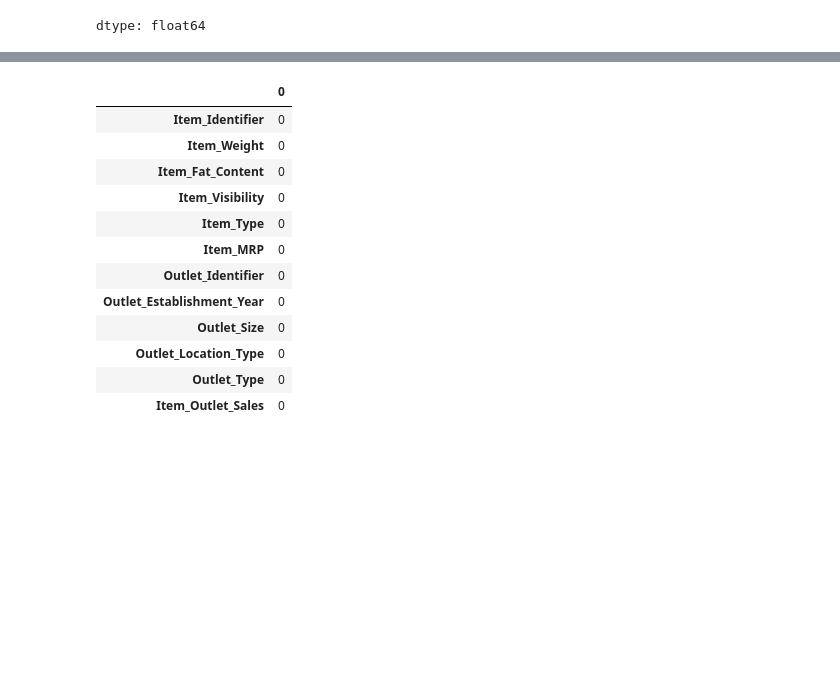
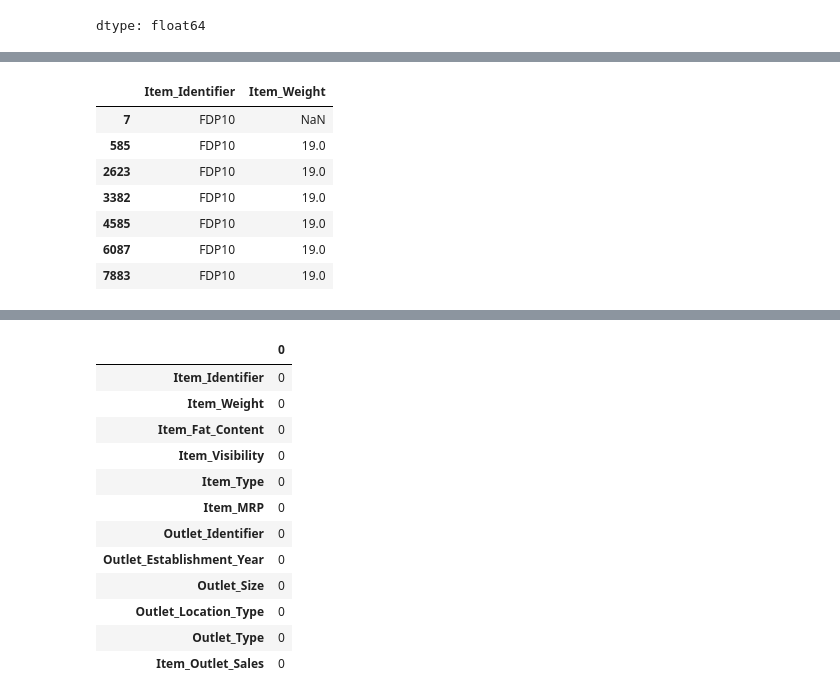
Before and after one commit to MaysNassar/prediction-of-product-sales, a Jupyter notebook: prediction_of_product_sales.ipynb, the cells around one changed output, grey strips where cells are left out. Cells and saved outputs as stored; diff of their text form; code cells hidden in the pictures; blank space fills up the shorter version.

```diff
--- a/prediction_of_product_sales.ipynb
+++ b/prediction_of_product_sales.ipynb
@@ -147,0 +160,12 @@ dtype: float64
+# %%
+#
+df[df['Item_Identifier']== 'FDP10'][['Item_Identifier', 'Item_Weight']]
+# %% [output]
+|  | Item_Identifier | Item_Weight |
+| 7 | FDP10 | NaN |
+| 585 | FDP10 | 19.0 |
+| 2623 | FDP10 | 19.0 |
+| 3382 | FDP10 | 19.0 |
+| 4585 | FDP10 | 19.0 |
+| 6087 | FDP10 | 19.0 |
+| 7883 | FDP10 | 19.0 |
```
Also changed, not shown: parts of 19 cells of this notebook.
